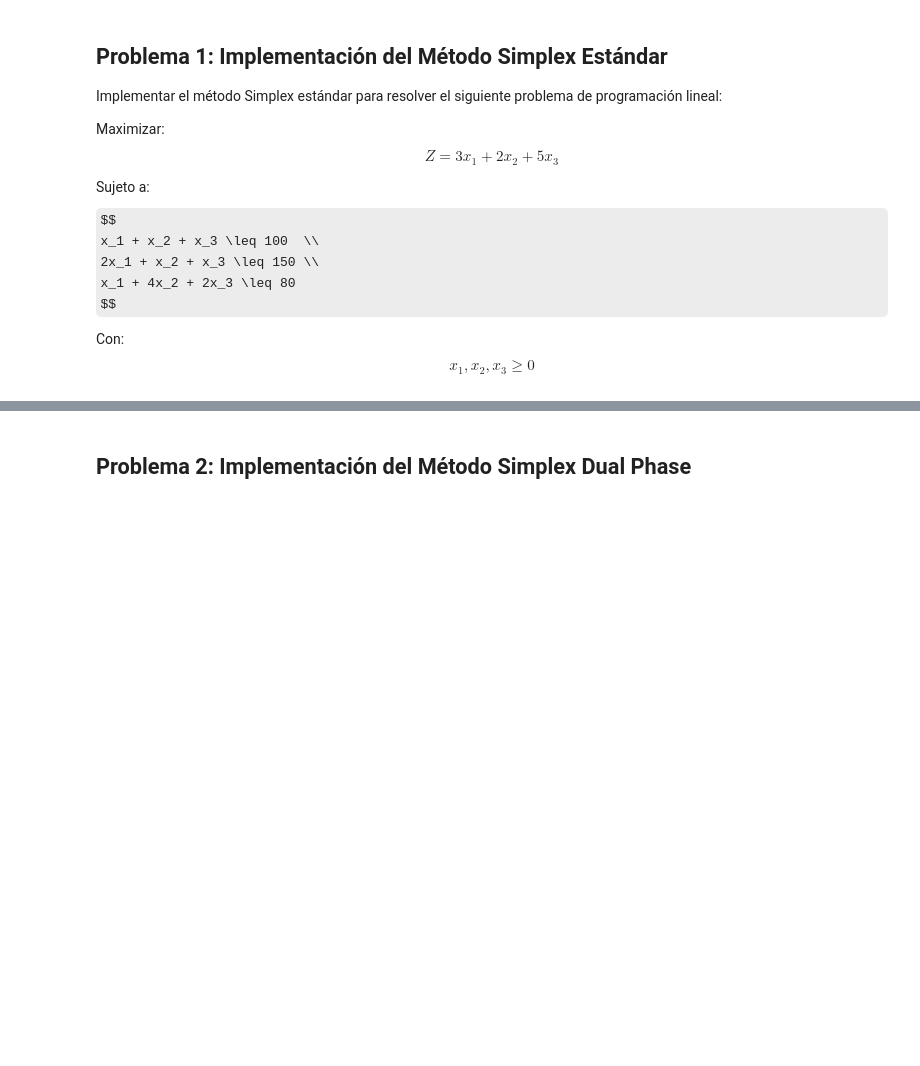
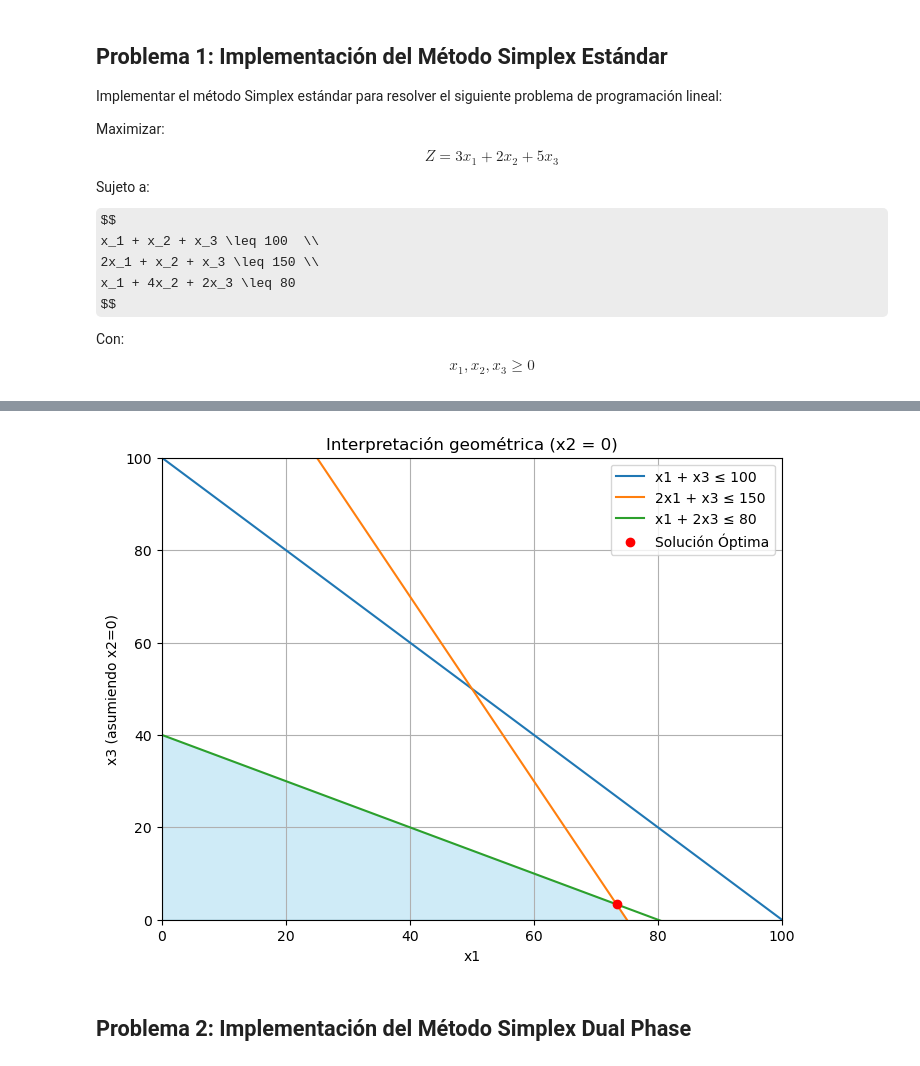
Before and after one commit to scasasbuenas/MOS-Laboratorios, a Jupyter notebook: Laboratorio 4/Laboratorio_4.ipynb, the cells around one changed output, grey strips where cells are left out. Cells and saved outputs as stored; diff of their text form; code cells hidden in the pictures; some formulas as TeX source; blank space fills up the shorter version.

```diff
--- a/Laboratorio 4/Laboratorio_4.ipynb
+++ b/Laboratorio 4/Laboratorio_4.ipynb
@@ -28,3 +165,38 @@ $$
+# %%
+import matplotlib.pyplot as plt
+import numpy as np
+
+# Crear valores de x1 para graficar
+x1_vals = np.linspace(0, 100, 200)
+
+# Proyectamos restricciones al plano x1-x3 (asumimos x2 = 0)
+x3_r1 = 100 - x1_vals         # de: x1 + x3 <= 100
+x3_r2 = 150 - 2 * x1_vals     # de: 2x1 + x3 <= 150
+x3_r3 = (80 - x1_vals) / 2    # de: x1 + 2x3 <= 80 → x3 = (80 - x1)/2
+
+plt.figure(figsize=(8,6))
+plt.plot(x1_vals, x3_r1, label='x1 + x3 ≤ 100')
+plt.plot(x1_vals, x3_r2, label='2x1 + x3 ≤ 150')
+plt.plot(x1_vals, x3_r3, label='x1 + 2x3 ≤ 80')
+
+# Colorear región factible
+plt.fill_between(x1_vals, 0, np.minimum(np.minimum(x3_r1, x3_r2), x3_r3), where=(np.minimum(np.minimum(x3_r1, x3_r2), x3_r3)>=0), color='skyblue', alpha=0.4)
+
+# Graficar la solución óptima
+x1_opt = 73.33
+x3_opt = 3.33
+plt.plot(x1_opt, x3_opt, 'ro', label='Solución Óptima')
+
+plt.xlim(0, 100)
+plt.ylim(0, 100)
+plt.xlabel('x1')
+plt.ylabel('x3 (asumiendo x2=0)')
+plt.title('Interpretación geométrica (x2 = 0)')
+plt.grid(True)
+plt.legend()
+plt.show()
+# %% [output]
+[figure, added]
 # %% [markdown]
 ## Problema 2: Implementación del Método Simplex Dual Phase
 # %% [markdown]
```
Also changed, not shown: parts of 12 cells of this notebook.
